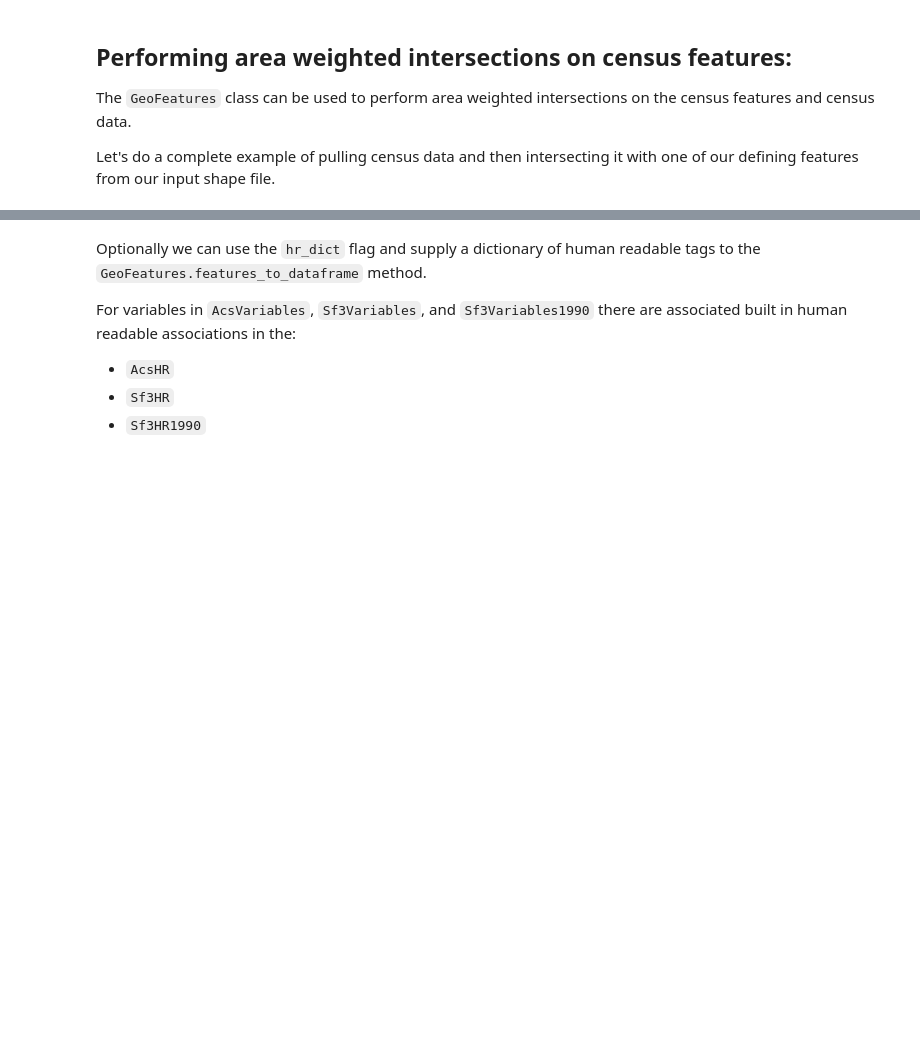
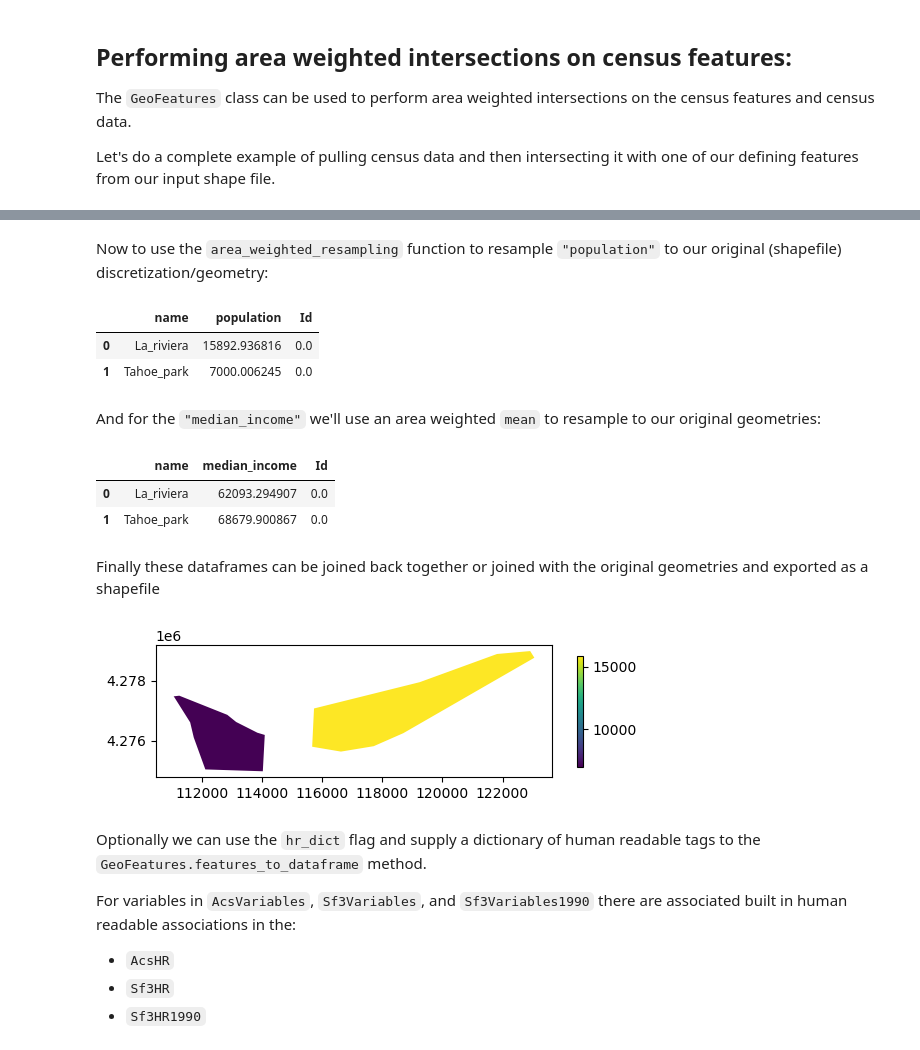
Before and after one commit to jlarsen-usgs/census-data-collector, a Jupyter notebook: examples/1 basic datacollector example.ipynb, the cells around one changed output, grey strips where cells are left out. Cells and saved outputs as stored; diff of their text form; code cells hidden in the pictures; blank space fills up the shorter version.

```diff
--- a/examples/1 basic datacollector example.ipynb
+++ b/examples/1 basic datacollector example.ipynb
@@ -295,16 +334,19 @@ The `GeoFeatures` class can be used to perform area weighted intersections on th
 
 Let's do a complete example of pulling census data and then intersecting it with one of our defining features from our input shape file.
 # %%
-from censusdc.utils import GeoFeatures
+from censusdc.utils import area_weighted_resampling
 
 year = 2010
 level = "tract"
 
-tigweb = TigerWeb(shp_file, field='name')
+tigweb = TigerWeb(gdf, field='name')
 tigweb.get_data(year, level=level)
 
+defaults = Acs5Defaults()
+dfd = defaults.dataframe
+dfd = dfd[dfd.name.isin(["population", "median_income"])]
 
-variables = (AcsVariables.population, AcsVariables.median_income)
+variables = dfd.cen_code.tolist()
 acs5 = Acs5(tigweb.features, year, apikey)
 acs5.get_data(level=level, variables=variables)
 # %% [output]
@@ -354,0 +376,5 @@ df
+# %%
+features = acs5.features
+renames = {r["cen_code"]: r["name"] for _, r in dfd.iterrows()}
+features = features.rename(columns=renames)
+features.head()
@@ -355,3 +388,32 @@ df
+# %% [markdown]
+Now to use the `area_weighted_resampling` function to resample `"population"` to our original (shapefile) discretization/geometry:
+# %%
+pop_features = features[["geometry", "GEOID", "population"]]
+dfresmaple = area_weighted_resampling(pop_features, gdf, groupby="name", method="accumulate")
+dfresmaple
+# %% [output]
+|  | name | population | Id |
+| 0 | La_riviera | 15892.936816 | 0.0 |
+| 1 | Tahoe_park | 7000.006245 | 0.0 |
+# %% [markdown]
+And for the `"median_income"` we'll use an area weighted `mean` to resample to our original geometries:
+# %%
+med_features = features[["geometry", "GEOID", "median_income"]]
+dfresample2 = area_weighted_resampling(med_features, gdf, groupby="name", method="mean")
+dfresample2
+# %% [output]
+|  | name | median_income | Id |
+| 0 | La_riviera | 62093.294907 | 0.0 |
+| 1 | Tahoe_park | 68679.900867 | 0.0 |
+# %% [markdown]
+Finally these dataframes can be joined back together or joined with the original geometries and exported as a shapefile
+# %%
+gdfout = pd.merge(gdf, dfresmaple, on="name")
+gdfout = pd.merge(gdfout, dfresample2, on="name")
+ax = gdfout.plot(column="population", cmap="viridis")
+plt.colorbar(ax.collections[0], shrink=0.3);
+# %% [output]
+[figure, added]
 # %% [markdown]
 Optionally we can use the `hr_dict` flag and supply a dictionary of human readable tags to the `GeoFeatures.features_to_dataframe` method.
 
```
Also changed, not shown: parts of 20 cells of this notebook, 3 other files.
